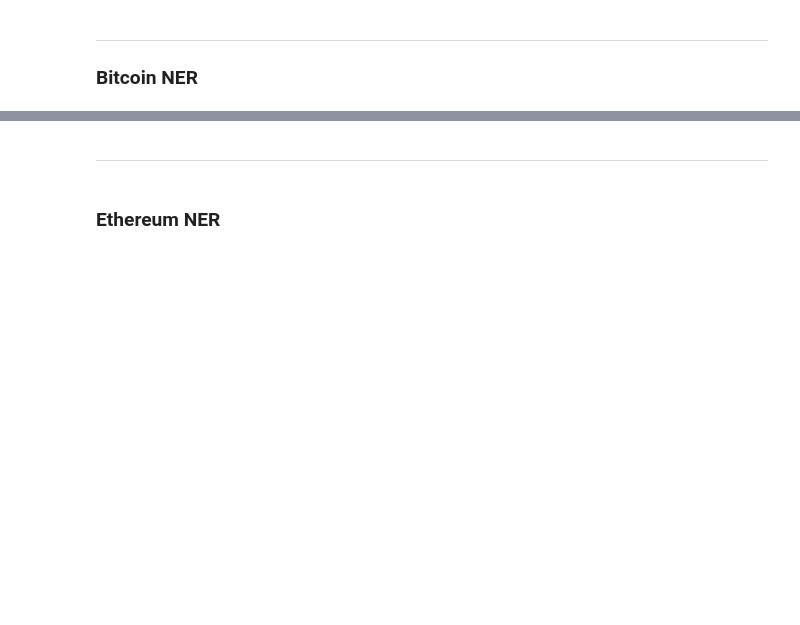
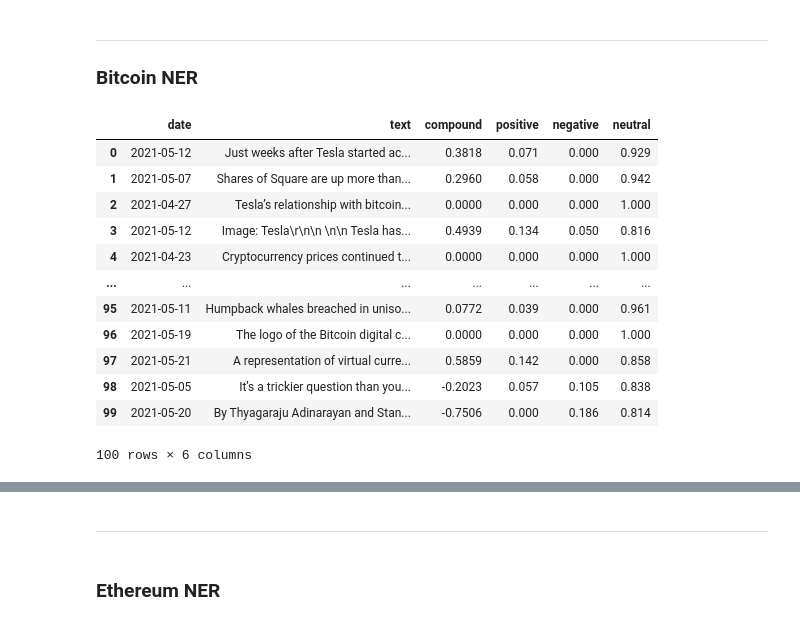
Before and after one commit to jcarlosusa/NLP_Homework, a Jupyter notebook: crypto_sentiment.ipynb, the cells around one changed output, grey strips where cells are left out. Cells and saved outputs as stored; diff of their text form; code cells hidden in the pictures; blank space fills up the shorter version.

```diff
--- a/crypto_sentiment.ipynb
+++ b/crypto_sentiment.ipynb
@@ -458,4 +477,18 @@ nlp = spacy.load('en_core_web_sm')
 ### Bitcoin NER
 # %%
 # Concatenate all of the Bitcoin text together
-# YOUR CODE HERE!
+bitcoin_df
+# %% [output]
+|  | date | text | compound | positive | negative | neutral |
+| 0 | 2021-05-12 | Just weeks after Tesla started ac... | 0.3818 | 0.071 | 0.000 | 0.929 |
+| 1 | 2021-05-07 | Shares of Square are up more than... | 0.2960 | 0.058 | 0.000 | 0.942 |
+| 2 | 2021-04-27 | Tesla’s relationship with bitcoin... | 0.0000 | 0.000 | 0.000 | 1.000 |
+| 3 | 2021-05-12 | Image: Tesla\r\n\n \n\n Tesla has... | 0.4939 | 0.134 | 0.050 | 0.816 |
+| 4 | 2021-04-23 | Cryptocurrency prices continued t... | 0.0000 | 0.000 | 0.000 | 1.000 |
+| ... | ... | ... | ... | ... | ... | ... |
+| 95 | 2021-05-11 | Humpback whales breached in uniso... | 0.0772 | 0.039 | 0.000 | 0.961 |
+| 96 | 2021-05-19 | The logo of the Bitcoin digital c... | 0.0000 | 0.000 | 0.000 | 1.000 |
+| 97 | 2021-05-21 | A representation of virtual curre... | 0.5859 | 0.142 | 0.000 | 0.858 |
+| 98 | 2021-05-05 | It’s a trickier question than you... | -0.2023 | 0.057 | 0.105 | 0.838 |
+| 99 | 2021-05-20 | By Thyagaraju Adinarayan and Stan... | -0.7506 | 0.000 | 0.186 | 0.814 |
+100 rows × 6 columns
```
Also changed, not shown: parts of 20 cells of this notebook.
